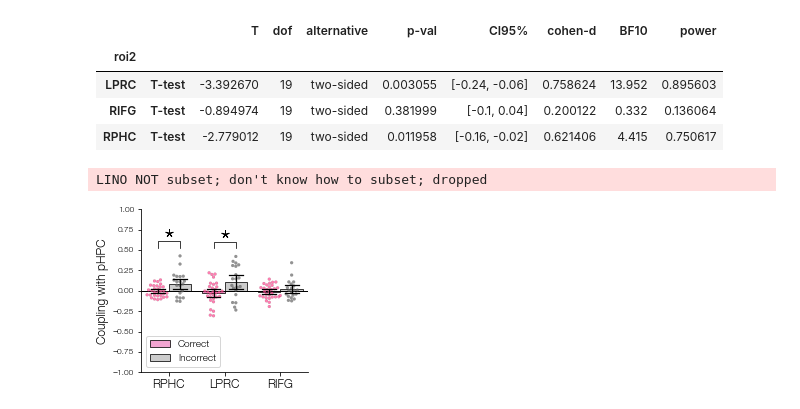
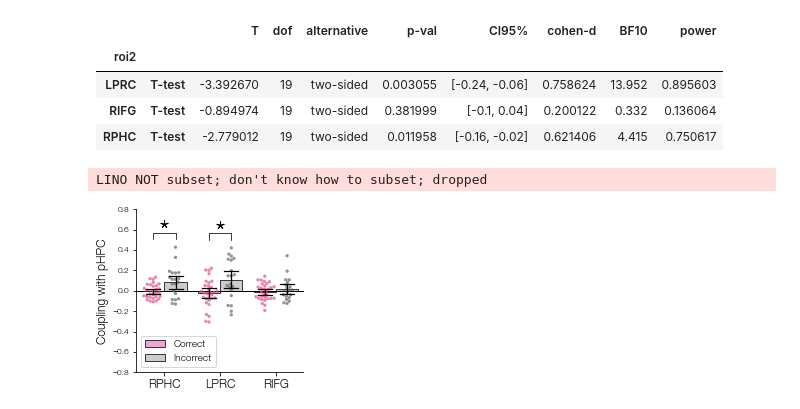
Before and after one commit to prestonlab/bender_study, a Jupyter notebook: jupyter/plot_react_stats.ipynb, the cells around one changed output. Drawn from its saved outputs; the diff is of its cells as text; code cells hidden in the pictures.

Commit message:
style: tweak figure

```diff
--- a/jupyter/plot_react_stats.ipynb
+++ b/jupyter/plot_react_stats.ipynb
@@ -236,32 +236,32 @@ sme.groupby('roi2').apply(pg.ttest, 0)
 # %%
 m = corr_mean.reset_index()
 m['Inference'] = m['correct'].map({0: 'Incorrect', 1: 'Correct'})
 
 fig, ax = plt.subplots(figsize=(3, 3))
-ax.set_ylim(-1, 1)
+ax.set_ylim(-0.8, 0.8)
 ax = statplot.plot_swarm_bar(
     data=m,
     x='roi2',
     y='slope',
     hue='Inference',
     order=['RPHC', 'LPRC', 'RIFG'],
     hue_order=['Correct', 'Incorrect'],
     dodge=True,
     sig_diff_ind=[[0, 1], [2, 3]],
     bar_kws=dict(capsize=.25),
     light=light,
     dark=dark,
     ax=ax,
 )
 
 # plot line at zero
 xlim = ax.get_xlim()
 ax.hlines(0, *xlim, colors=['k']);
 ax.set(xlim=xlim, ylabel='Coupling with pHPC');
 fig.savefig(fig_dir / 'cluster_react_coupling.pdf')
 # %% [output]
 LINO NOT subset; don't know how to subset; dropped
-[figure, old version]
+[figure, new version]
 # %%
 %load_ext watermark
 %watermark -v -iv
```
Also changed, not shown: parts of 1 cell of this notebook.
